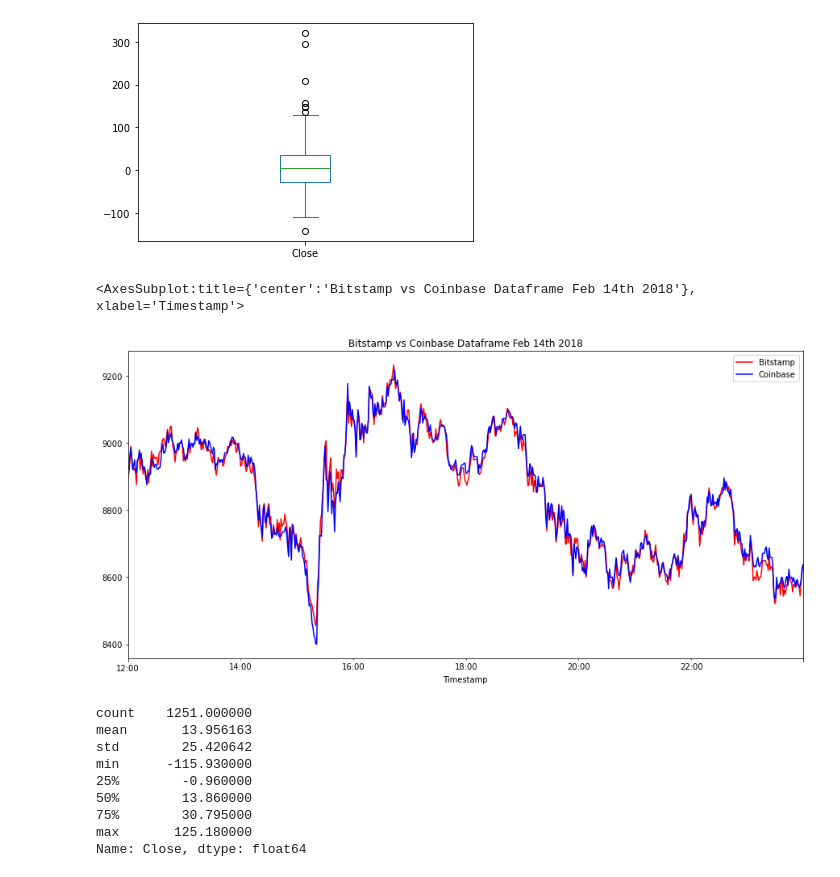
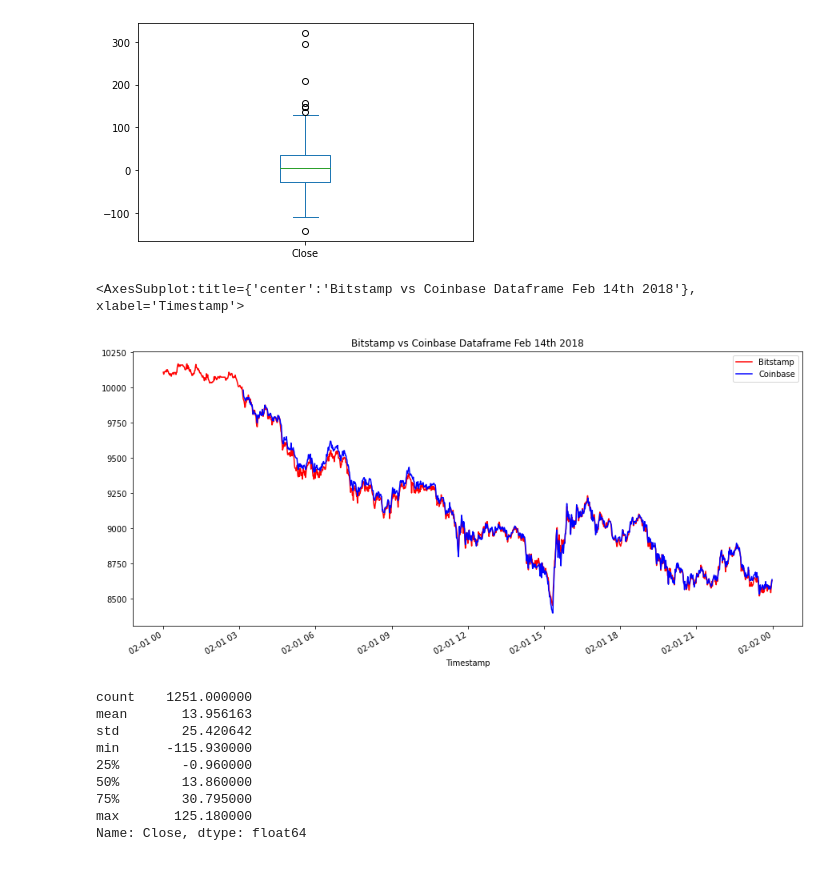
Before and after one commit to yanickw/crypto_arbitrage, a Jupyter notebook: crypto_arbitrage.ipynb, the cells around one changed output. Saved outputs shown, nothing was run; the diff lists cells and outputs as text; code cells hidden in the pictures.

Commit message:
Added missing middle and late lines mimicing the early functions. Still not satisfied with result. Need to figure out how to cumulate cumsum

```diff
--- a/crypto_arbitrage.ipynb
+++ b/crypto_arbitrage.ipynb
@@ -463,11 +463,11 @@ arbitrage_spread_early.plot.box(column="Close")
 # %%
 # Create an overlay plot that visualizes the two dataframes over a period of one day from the middle of the dataset.
 # Be sure that the plots include the parameters `legend`, `figsize`, `title`, `color` and `label`
-bitstamp_df['Close'].loc['2018-02-01 12:00:00':'2018-02-01 23:59:00'].plot(legend=True, figsize=(15,7), title="Bitstamp vs Coinbase Dataframe Feb 14th 2018", color="red", label="Bitstamp")
-coinbase_df['Close'].loc['2018-02-01 12:00:00':'2018-02-01 23:59:00'].plot(legend=True, figsize=(15,7), color="blue", label="Coinbase")
+bitstamp_df['Close'].loc['2018-02-01'].plot(legend=True, figsize=(15,7), title="Bitstamp vs Coinbase Dataframe Feb 14th 2018", color="red", label="Bitstamp")
+coinbase_df['Close'].loc['2018-02-01'].plot(legend=True, figsize=(15,7), color="blue", label="Coinbase")
 # %% [output]
 <AxesSubplot:title={'center':'Bitstamp vs Coinbase Dataframe Feb 14th 2018'}, xlabel='Timestamp'>
-[figure, old version]
+[figure, new version]
 # %%
 # Using the date in the middle that you have selected, calculate the arbitrage spread
 # by subtracting the bitstamp lower closing prices from the coinbase higher closing prices
```
Also changed, not shown: parts of 11 cells of this notebook.
